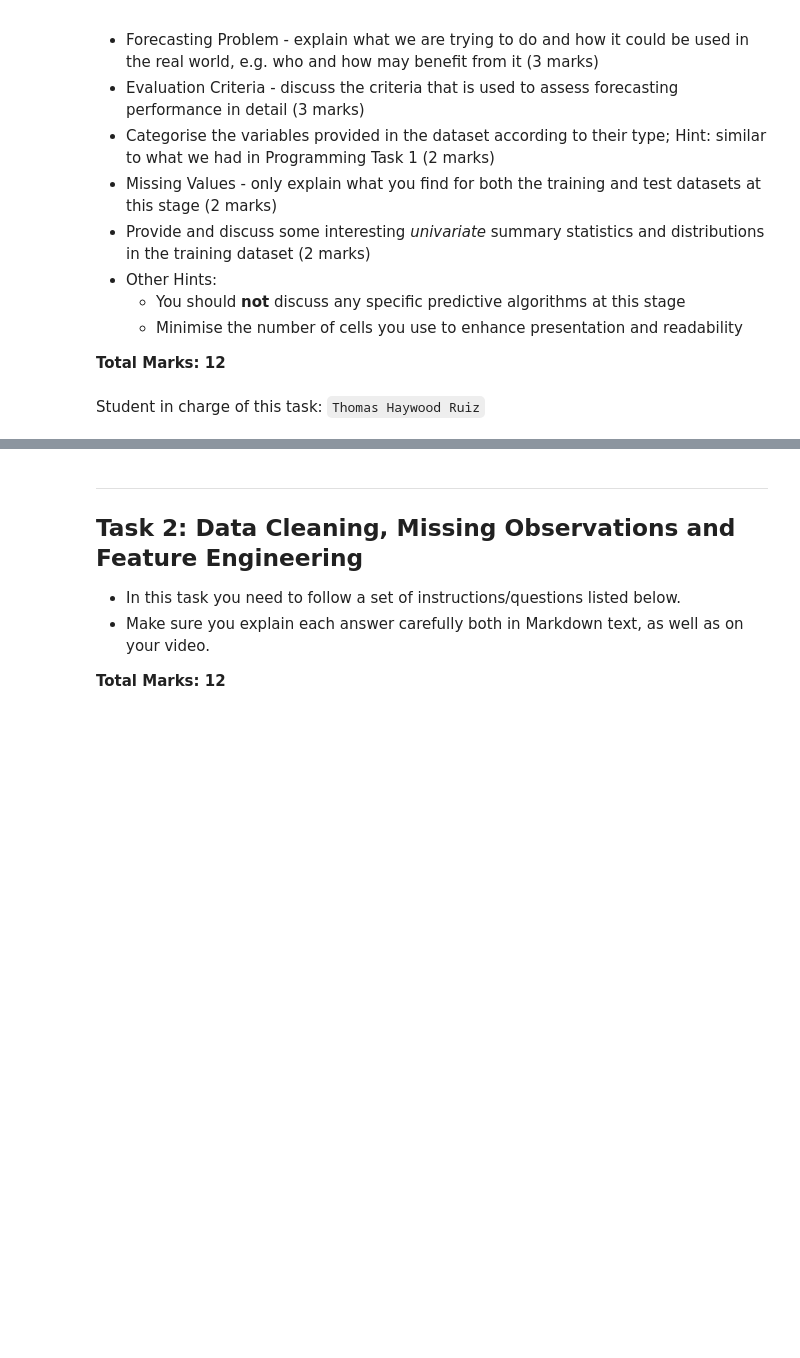
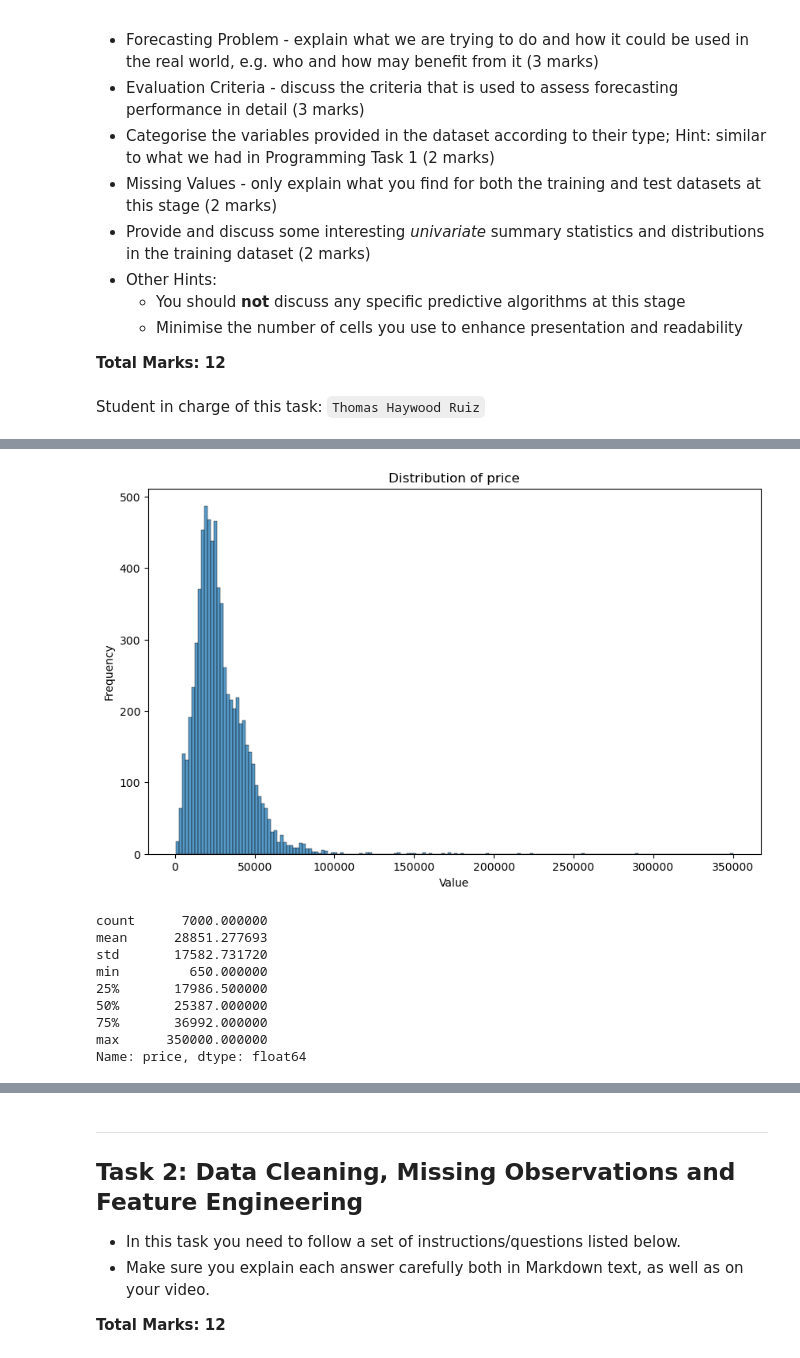
Before and after one commit to Tomor4341/Used-Car-Sales-Analysis, a Jupyter notebook: S1_2024_BUSA3020.ipynb, the cells around one changed output, grey strips where cells are left out. Saved outputs shown, nothing was run; the diff lists cells and outputs as text; code cells hidden in the pictures; blank space fills up the shorter version.

```diff
--- a/S1_2024_BUSA3020.ipynb
+++ b/S1_2024_BUSA3020.ipynb
@@ -64,3 +69,12 @@ The rankings for the competition are determined through two different leaderboar
+# %%
+import pandas as pd
+import matplotlib.pyplot as plt
+import seaborn as sns
+import re
+pd.set_option("display.max_rows", None, "display.max_columns", None, "display.width", None) # pretty printing
+
+df = pd.read_csv("train.csv")
+df_test = pd.read_csv("test.csv")
 # %% [markdown]
 ---
 
@@ -107,0 +181,19 @@ df_test = pd.read_csv('test.csv')
+# %%
+plt.figure(figsize=(10, 6))
+sns.histplot(df['price'])
+plt.title('Distribution of price')
+plt.xlabel('Value')
+plt.ylabel('Frequency')
+plt.show()
+print(df['price'].describe())
+# %% [output]
+[figure, added]
+count      7000.000000
+mean      28851.277693
+std       17582.731720
+min         650.000000
+25%       17986.500000
+50%       25387.000000
+75%       36992.000000
+max      350000.000000
+Name: price, dtype: float64
```
Also changed, not shown: parts of 52 cells of this notebook.
